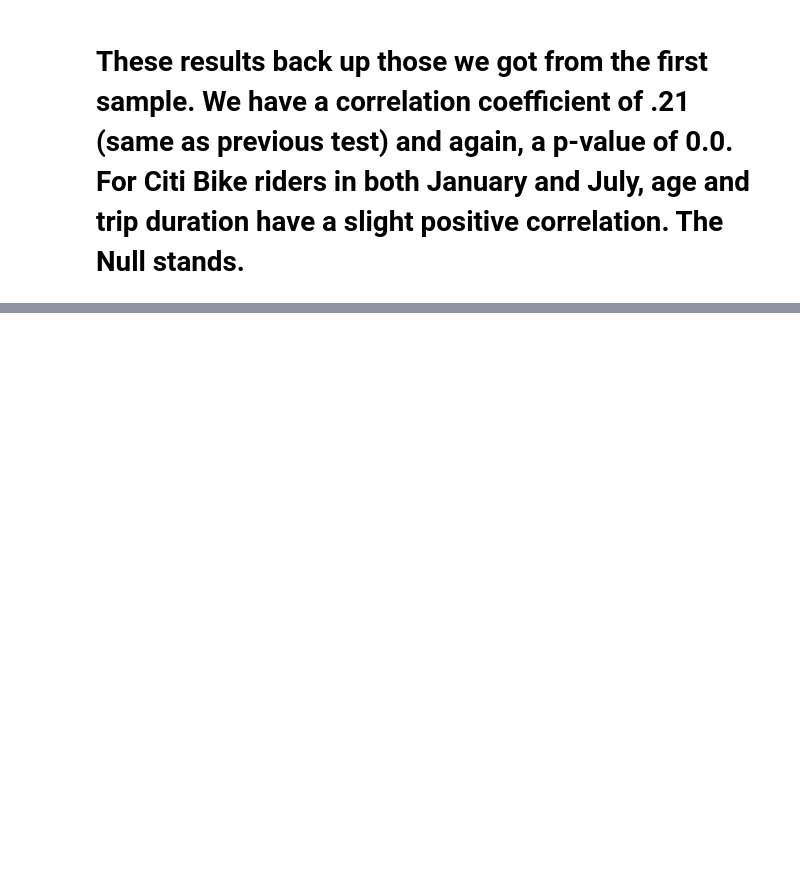
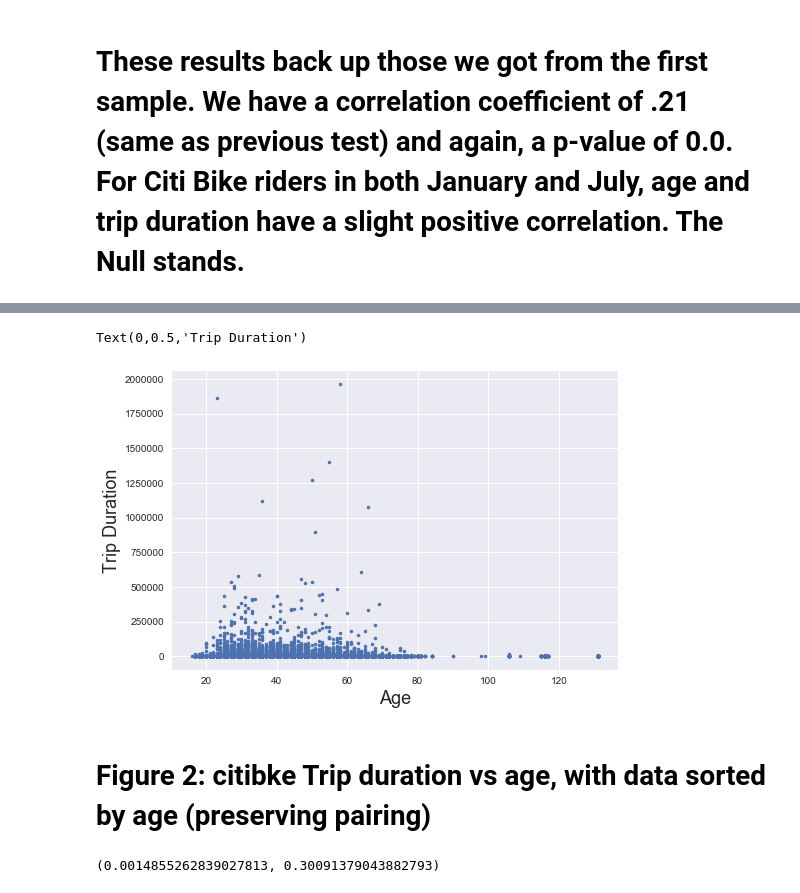
Before and after one commit to adriandahlin/CUSP_Principles_of_Urban_Informatics, a Jupyter notebook: HW6_akd361/HW6_Assignment2_CitiBike (1).ipynb, the cells around one changed output, grey strips where cells are left out. Drawn from its saved outputs; the diff is of its cells as text; code cells hidden in the pictures; blank space fills up the shorter version.

```diff
--- a/HW6_akd361/HW6_Assignment2_CitiBike (1).ipynb
+++ b/HW6_akd361/HW6_Assignment2_CitiBike (1).ipynb
@@ -227,0 +243,20 @@ print (correlation)
+# %%
+sortingArray = np.argsort(array1)
+Age =  np.array(array1)[sortingArray]
+AgeReduct = Age[Age < 80]
+DurationSort = np.random.choice(array3, len(Age), replace = False)
+DurationReductSort = np.random.choice(array3, len(AgeReduct), replace = False)
+# %%
+pl.plot(Age, DurationSort, '.')
+pl.xlabel("Age", fontsize=18)
+pl.ylabel("Trip Duration", fontsize=18)
+# %% [output]
+Text(0,0.5,'Trip Duration')
+[figure, added]
+# %% [markdown]
+# Figure 2: citibke Trip duration vs age, with data sorted by age (preserving pairing)
+# %%
+correlation = scipy.stats.pearsonr(Age, DurationSort)
+correlation
+# %% [output]
+(0.0014855262839027813, 0.30091379043882793)
```
Also changed, not shown: parts of 20 cells of this notebook.
